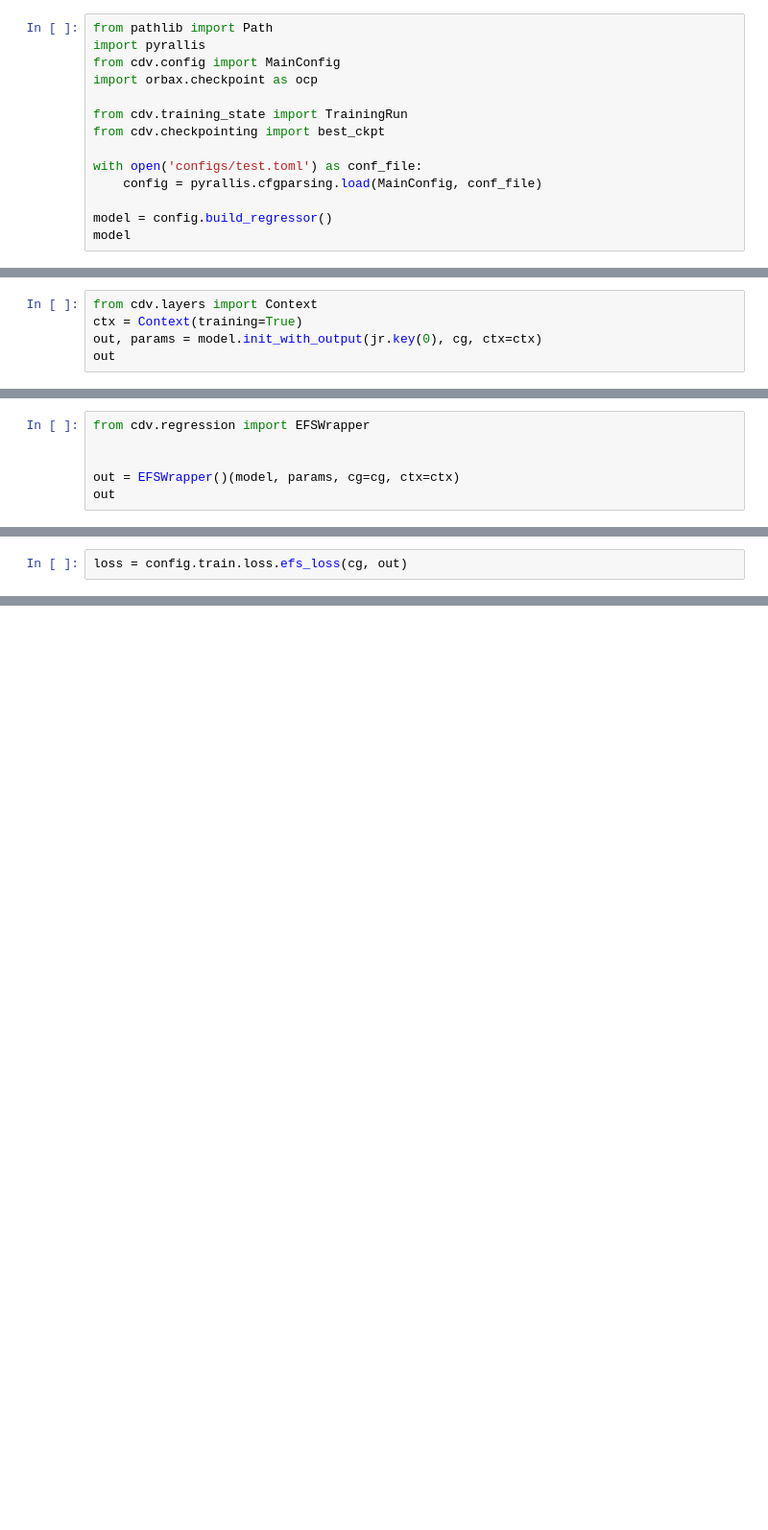
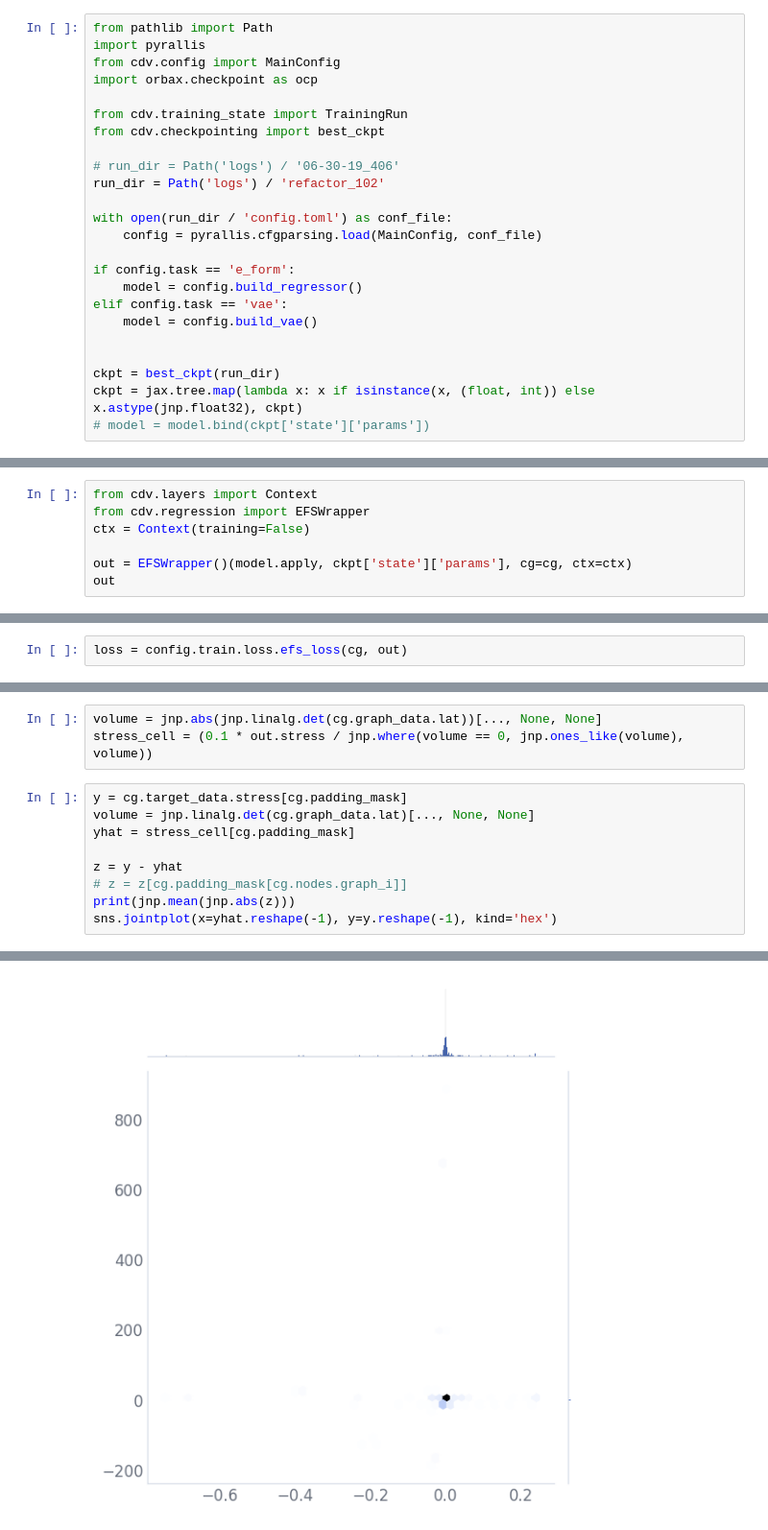
Before and after one commit to nicholas-miklaucic/facet, a Jupyter notebook: notebooks/regression_loss.ipynb, the cells around one changed output, grey strips where cells are left out. Shown at 96% size. Saved outputs shown, nothing was run; the diff lists cells and outputs as text; blank space fills up the shorter version.

Commit message:
Do stress properly again

```diff
--- a/notebooks/regression_loss.ipynb
+++ b/notebooks/regression_loss.ipynb
@@ -29,9 +29,19 @@ import orbax.checkpoint as ocp
 from cdv.training_state import TrainingRun
 from cdv.checkpointing import best_ckpt
 
-with open('configs/test.toml') as conf_file:
+# run_dir = Path('logs') / '06-30-19_406'
+run_dir = Path('logs') / 'refactor_102'
+
+with open(run_dir / 'config.toml') as conf_file:
     config = pyrallis.cfgparsing.load(MainConfig, conf_file)
 
-model = config.build_regressor()
-model
+if config.task == 'e_form':
+    model = config.build_regressor()
+elif config.task == 'vae':
+    model = config.build_vae()
+
+
+ckpt = best_ckpt(run_dir)
+ckpt = jax.tree.map(lambda x: x if isinstance(x, (float, int)) else x.astype(jnp.float32), ckpt)
+# model = model.bind(ckpt['state']['params'])
 # %% [output]
@@ -62,8 +59,10 @@ cg
 CrystalGraphs(nodes=(1024, 3), edges=(1024, 16), graphs=(32,))
 # %%
 from cdv.layers import Context
-ctx = Context(training=True)
-out, params = model.init_with_output(jr.key(0), cg, ctx=ctx)
+from cdv.regression import EFSWrapper
+ctx = Context(training=False)
+
+out = EFSWrapper()(model.apply, ckpt['state']['params'], cg=cg, ctx=ctx)
 out
 # %% [output]
 [interactive output not drawn]
@@ -102,6 +85,0 @@ NodeData(
-# %%
-from cdv.regression import EFSWrapper
-
-
-out = EFSWrapper()(model, params, cg=cg, ctx=ctx)
-out
@@ -129,0 +120,13 @@ cg.e_form.shape
+# %%
+volume = jnp.abs(jnp.linalg.det(cg.graph_data.lat))[..., None, None]
+stress_cell = (0.1 * out.stress / jnp.where(volume == 0, jnp.ones_like(volume), volume))
+# %%
+y = cg.target_data.stress[cg.padding_mask]
+volume = jnp.linalg.det(cg.graph_data.lat)[..., None, None]
+yhat = stress_cell[cg.padding_mask]
+
+z = y - yhat
+# z = z[cg.padding_mask[cg.nodes.graph_i]]
+print(jnp.mean(jnp.abs(z)))
+sns.jointplot(x=yhat.reshape(-1), y=y.reshape(-1), kind='hex')
+# %% [output]
@@ -129,0 +137 @@ cg.e_form.shape
+[figure, added]
```
Also changed, not shown: parts of 11 cells of this notebook, 5 other files.
